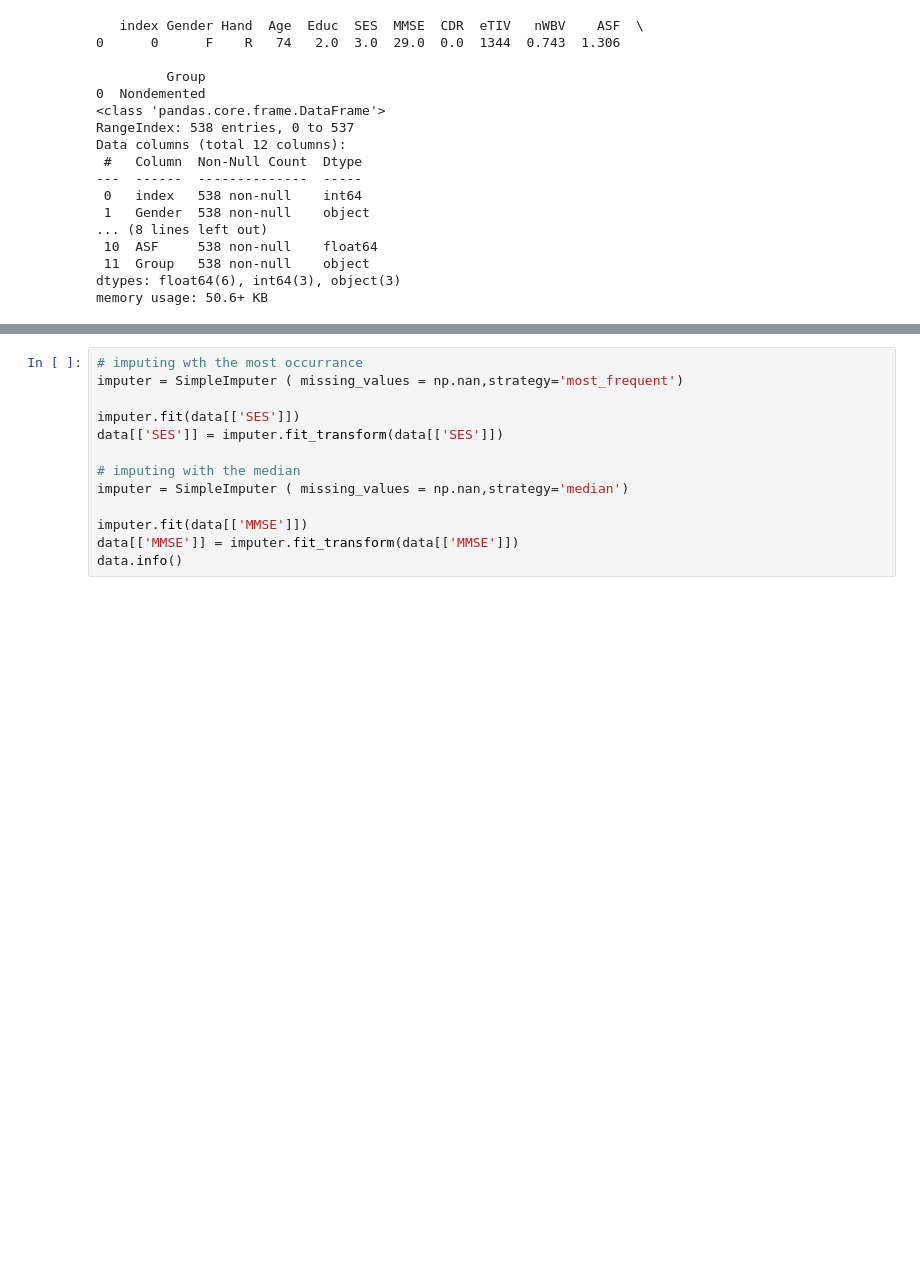
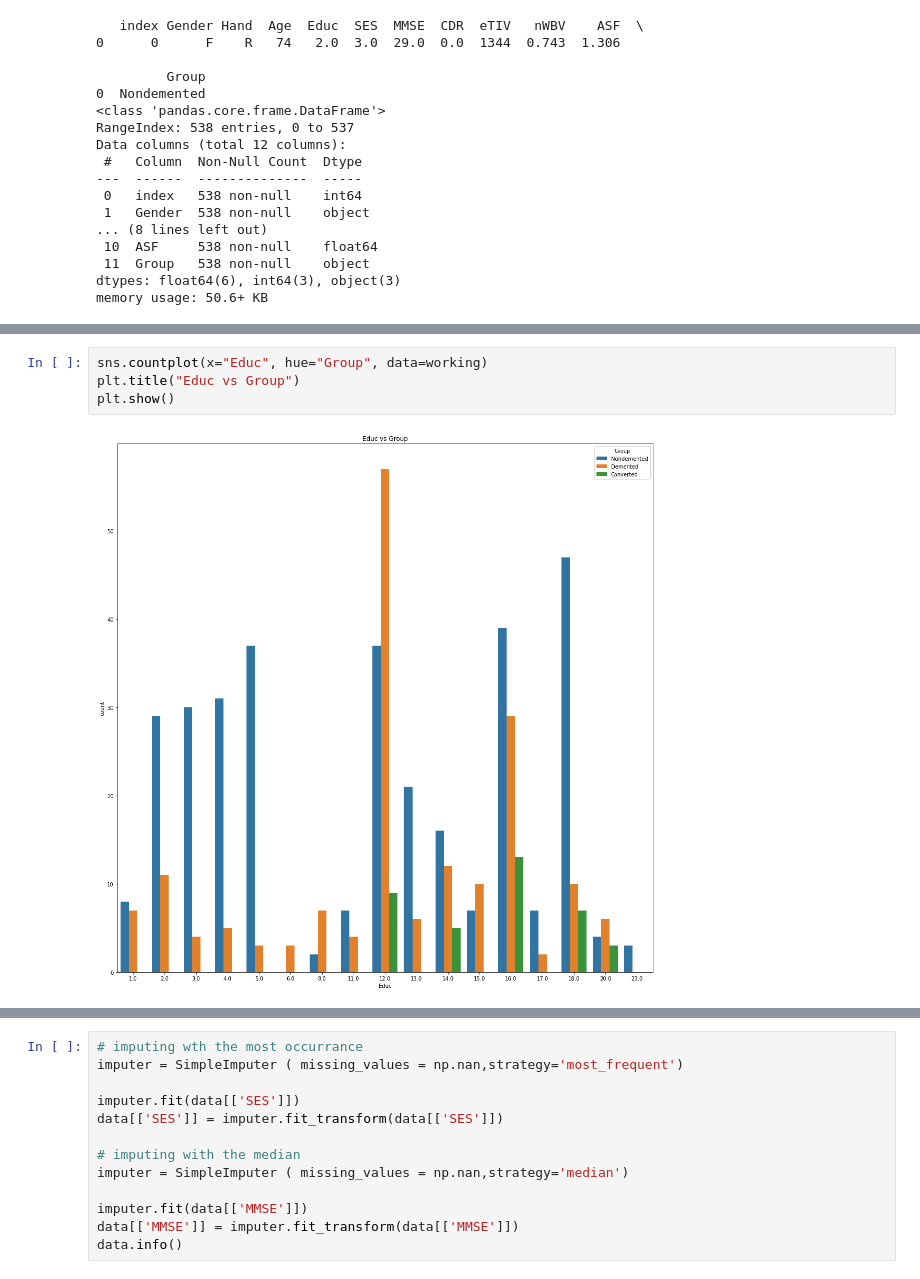
Before and after one commit to MawuliB/Alzheimer-s-Disease-Prediction, a Jupyter notebook: alzheimer.ipynb, the cells around one changed output, grey strips where cells are left out. Cells and saved outputs as stored; diff of their text form; blank space fills up the shorter version.

```diff
--- a/alzheimer.ipynb
+++ b/alzheimer.ipynb
@@ -128,0 +133,6 @@ plt.show()
+# %%
+sns.countplot(x="Educ", hue="Group", data=working)
+plt.title("Educ vs Group")
+plt.show()
+# %% [output]
+[figure, added]
```
Also changed, not shown: parts of 5 cells of this notebook.
